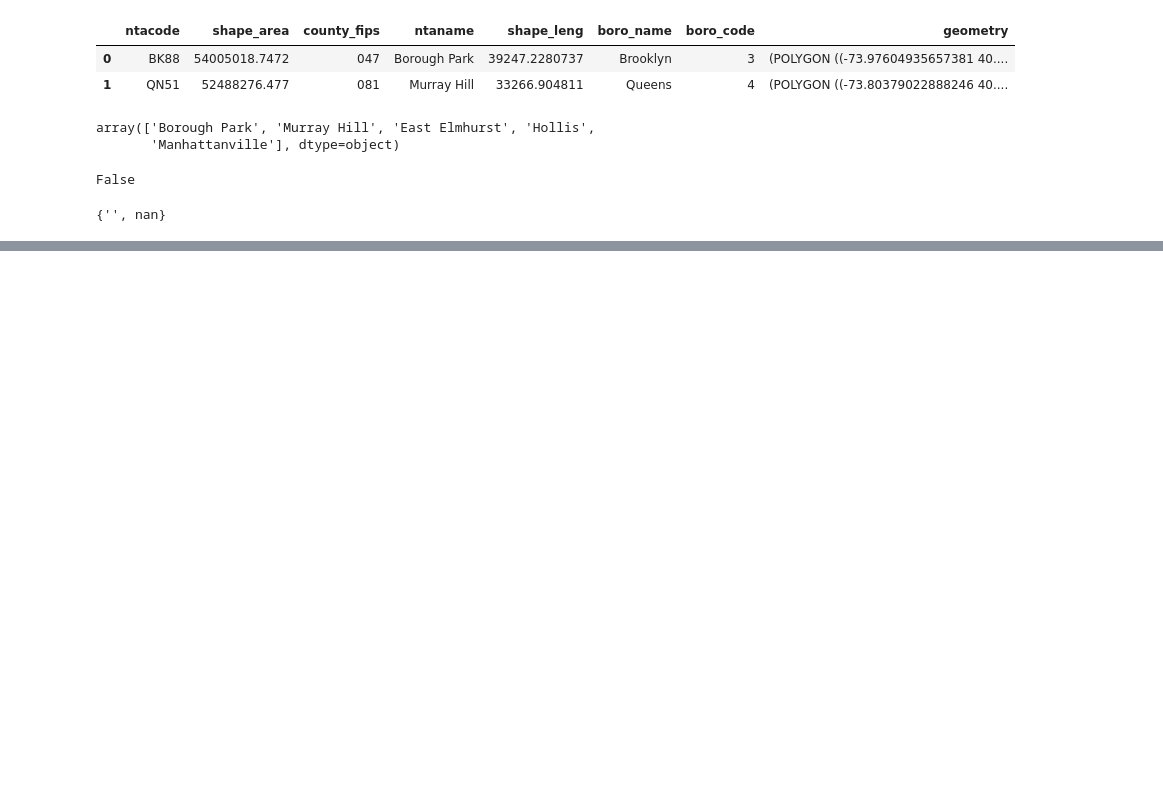
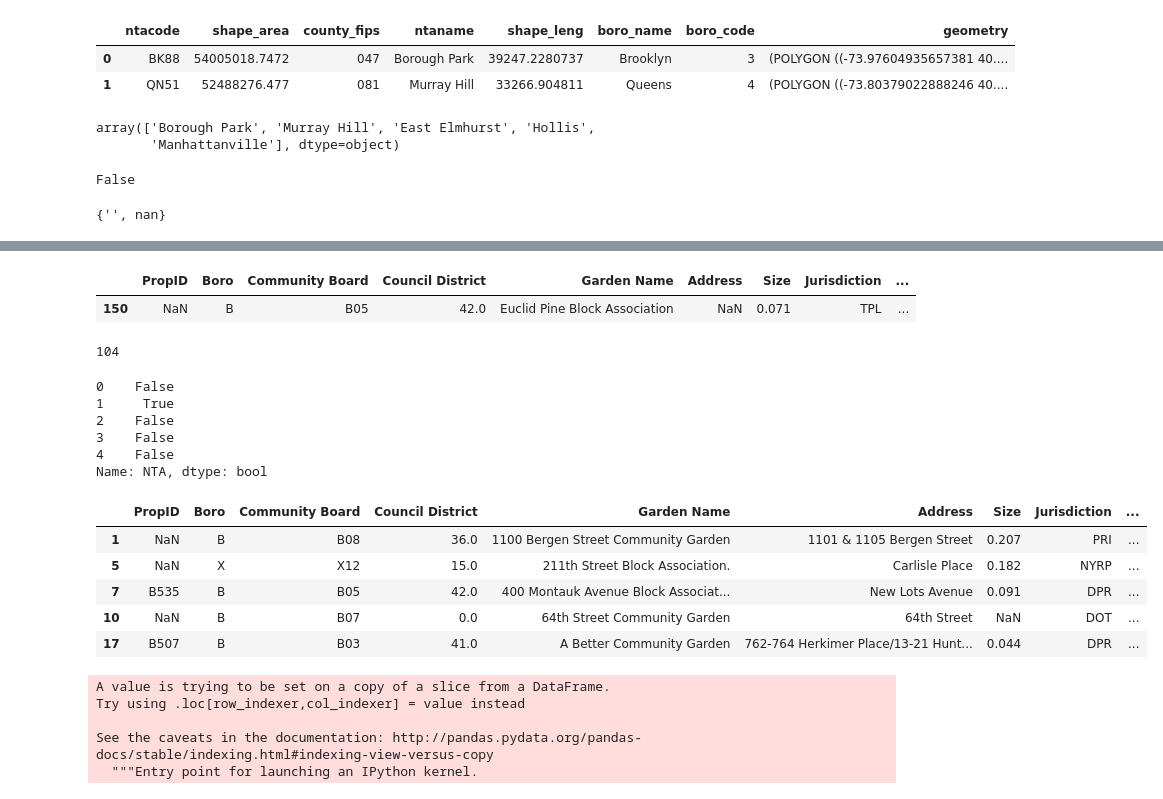
Before and after one commit to leonaisabelle/CUSP-ADS-Project, a Jupyter notebook: preprocessing_notebooks/NYC_Gardens.ipynb, the cells around one changed output, grey strips where cells are left out. Cells and saved outputs as stored; diff of their text form; code cells hidden in the pictures; blank space fills up the shorter version.

```diff
--- a/preprocessing_notebooks/NYC_Gardens.ipynb
+++ b/preprocessing_notebooks/NYC_Gardens.ipynb
@@ -49,3 +177,35 @@ that's 20.0%
 # %%
 # TODO: geoencode addresses to NTAs
 # TODO: concat open data dataset to nyrp dataset
+# %%
+# i wanna remove rows that don't have address information
+gardens[gardens.Address.isnull()]
+# %% [output]
+|  | PropID | Boro | Community Board | Council District | Garden Name | Address | Size | Jurisdiction | ... |
+| 150 | NaN | B | B05 | 42.0 | Euclid Pine Block Association | NaN | 0.071 | TPL | ... |
+# %%
+gardens.dropna(subset=['Address'], inplace=True)
+# %%
+len(gardens[gardens.NTA.isnull()]) # i need to geocode at least 104 records
+# %% [output]
+104
+# %%
+rows_to_geocode = gardens.NTA.isnull()
+rows_to_geocode.head()
+# %% [output]
+0    False
+1     True
+2    False
+3    False
+4    False
+Name: NTA, dtype: bool
+# %%
+gardens_geocode = gardens[rows_to_geocode]
+gardens_geocode.head()
+# %% [output]
+|  | PropID | Boro | Community Board | Council District | Garden Name | Address | Size | Jurisdiction | ... |
+| 1 | NaN | B | B08 | 36.0 | 1100 Bergen Street Community Garden | 1101 & 1105 Bergen Street | 0.207 | PRI | ... |
+| 5 | NaN | X | X12 | 15.0 | 211th Street Block Association. | Carlisle Place | 0.182 | NYRP | ... |
+| 7 | B535 | B | B05 | 42.0 | 400 Montauk Avenue Block Associat... | New Lots Avenue | 0.091 | DPR | ... |
+| 10 | NaN | B | B07 | 0.0 | 64th Street Community Garden | 64th Street | NaN | DOT | ... |
+| 17 | B507 | B | B03 | 41.0 | A Better Community Garden | 762-764 Herkimer Place/13-21 Hunt... | 0.044 | DPR | ... |
@@ -51,0 +218,8 @@ that's 20.0%
+# %%
+gardens_geocode['geo_obj'] = gardens_geocode.Address.apply(geocode)
+# %% [output]
+A value is trying to be set on a copy of a slice from a DataFrame.
+Try using .loc[row_indexer,col_indexer] = value instead
+
+See the caveats in the documentation: http://pandas.pydata.org/pandas-docs/stable/indexing.html#indexing-view-versus-copy
+  """Entry point for launching an IPython kernel.
```
Also changed, not shown: parts of 31 cells of this notebook, 1 other file.
